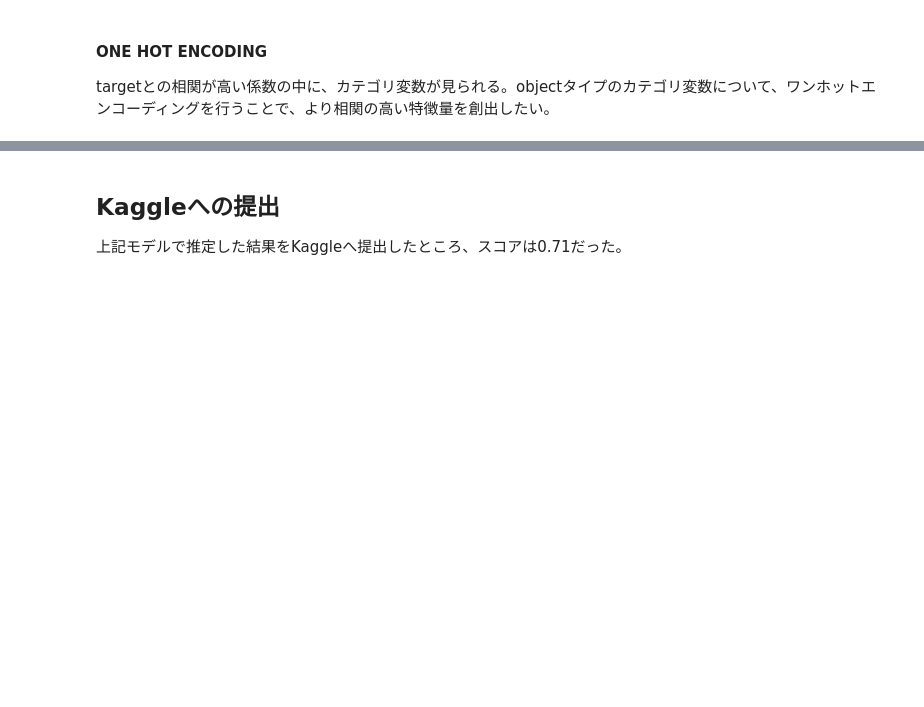
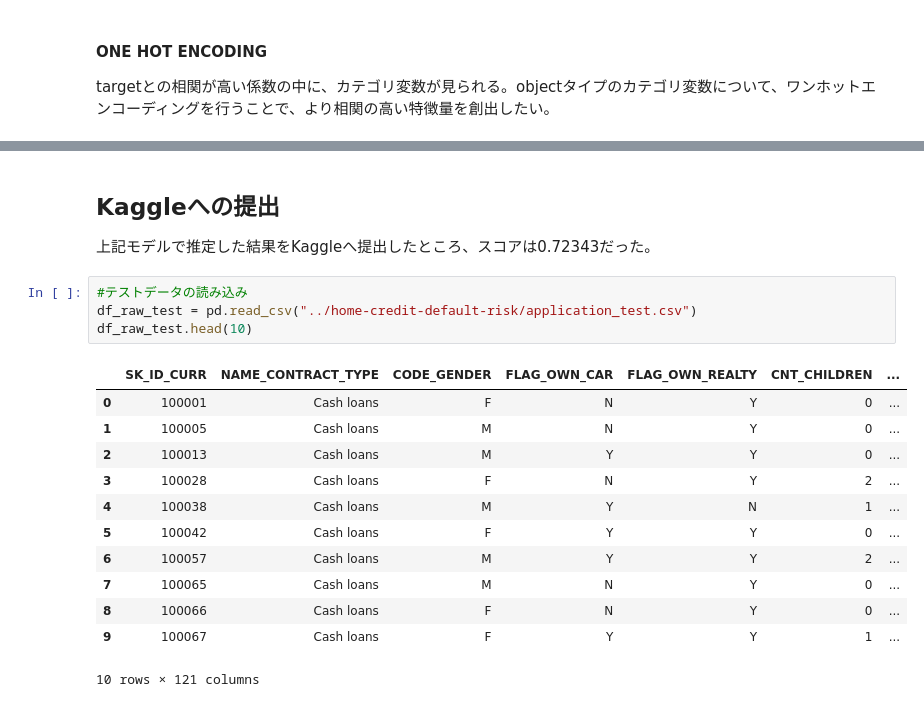
Before and after one commit to ishizucat/diveintocode-ml, a Jupyter notebook: Term1_Sprint01.ipynb, the cells around one changed output, grey strips where cells are left out. Saved outputs shown, nothing was run; the diff lists cells and outputs as text; blank space fills up the shorter version.

```diff
--- a/Term1_Sprint01.ipynb
+++ b/Term1_Sprint01.ipynb
@@ -441,4 +448,21 @@ print(sum(cv_results["auc-mean"])/ len(cv_results["auc-mean"]))
 # %% [markdown]
 ## Kaggleへの提出
 
-上記モデルで推定した結果をKaggleへ提出したところ、スコアは0.71だった。
+上記モデルで推定した結果をKaggleへ提出したところ、スコアは0.72343だった。
+# %%
+#テストデータの読み込み
+df_raw_test = pd.read_csv("../home-credit-default-risk/application_test.csv")
+df_raw_test.head(10)
+# %% [output]
+|  | SK_ID_CURR | NAME_CONTRACT_TYPE | CODE_GENDER | FLAG_OWN_CAR | FLAG_OWN_REALTY | CNT_CHILDREN | ... |
+| 0 | 100001 | Cash loans | F | N | Y | 0 | ... |
+| 1 | 100005 | Cash loans | M | N | Y | 0 | ... |
+| 2 | 100013 | Cash loans | M | Y | Y | 0 | ... |
+| 3 | 100028 | Cash loans | F | N | Y | 2 | ... |
+| 4 | 100038 | Cash loans | M | Y | N | 1 | ... |
+| 5 | 100042 | Cash loans | F | Y | Y | 0 | ... |
+| 6 | 100057 | Cash loans | M | Y | Y | 2 | ... |
+| 7 | 100065 | Cash loans | M | N | Y | 0 | ... |
+| 8 | 100066 | Cash loans | F | N | Y | 0 | ... |
+| 9 | 100067 | Cash loans | F | Y | Y | 1 | ... |
+10 rows × 121 columns
```
Also changed, not shown: parts of 23 cells of this notebook.
